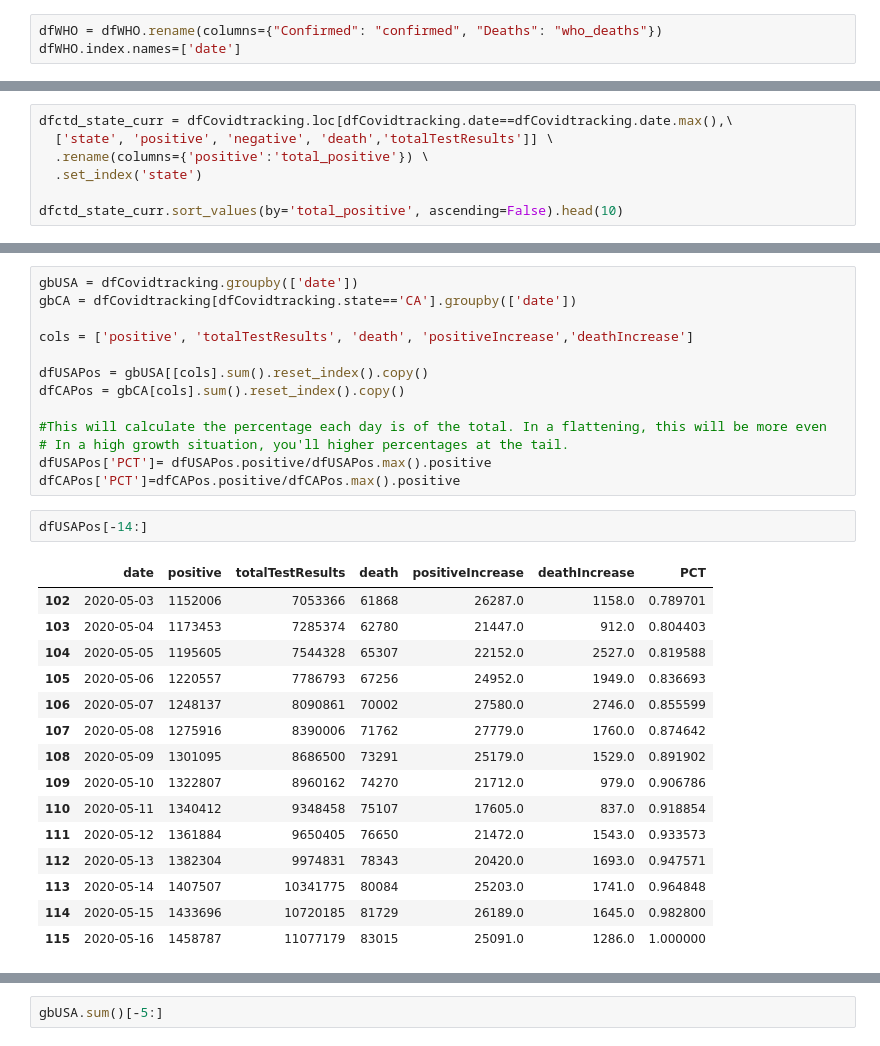
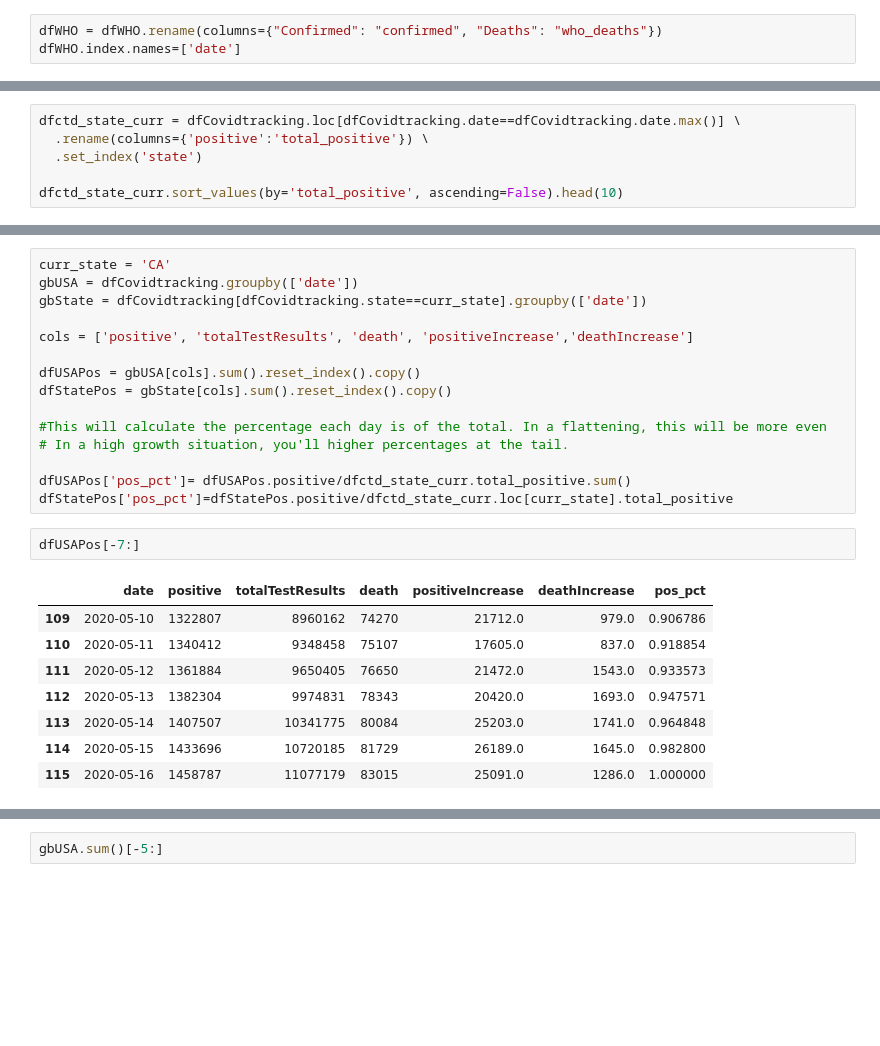
Before and after one commit to DMXMax/covid19, a Jupyter notebook: coviddata.ipynb, the cells around one changed output, grey strips where cells are left out. Drawn from its saved outputs; the diff is of its cells as text; blank space fills up the shorter version.

```diff
--- a/coviddata.ipynb
+++ b/coviddata.ipynb
@@ -36,6 +50,5 @@ dfWHO.index.names=['date']
 # %%
-dfctd_state_curr = dfCovidtracking.loc[dfCovidtracking.date==dfCovidtracking.date.max(),\
-  ['state', 'positive', 'negative', 'death','totalTestResults']] \
+dfctd_state_curr = dfCovidtracking.loc[dfCovidtracking.date==dfCovidtracking.date.max()] \
   .rename(columns={'positive':'total_positive'}) \
   .set_index('state')
 
@@ -56,27 +69,22 @@ dfctd_state_curr.sort_values(by='total_positive', ascending=False).head(10)
 # %%
+curr_state = 'CA'
 gbUSA = dfCovidtracking.groupby(['date'])
-gbCA = dfCovidtracking[dfCovidtracking.state=='CA'].groupby(['date'])
+gbState = dfCovidtracking[dfCovidtracking.state==curr_state].groupby(['date'])
 
 cols = ['positive', 'totalTestResults', 'death', 'positiveIncrease','deathIncrease']
 
-dfUSAPos = gbUSA[[cols].sum().reset_index().copy()
-dfCAPos = gbCA[cols].sum().reset_index().copy()
+dfUSAPos = gbUSA[cols].sum().reset_index().copy()
+dfStatePos = gbState[cols].sum().reset_index().copy()
 
 #This will calculate the percentage each day is of the total. In a flattening, this will be more even
 # In a high growth situation, you'll higher percentages at the tail.
-dfUSAPos['PCT']= dfUSAPos.positive/dfUSAPos.max().positive
-dfCAPos['PCT']=dfCAPos.positive/dfCAPos.max().positive
+
+dfUSAPos['pos_pct']= dfUSAPos.positive/dfctd_state_curr.total_positive.sum()
+dfStatePos['pos_pct']=dfStatePos.positive/dfctd_state_curr.loc[curr_state].total_positive
 # %%
-dfUSAPos[-14:]
+dfUSAPos[-7:]
 # %% [output]
-|  | date | positive | totalTestResults | death | positiveIncrease | deathIncrease | PCT |
-| 102 | 2020-05-03 | 1152006 | 7053366 | 61868 | 26287.0 | 1158.0 | 0.789701 |
-| 103 | 2020-05-04 | 1173453 | 7285374 | 62780 | 21447.0 | 912.0 | 0.804403 |
-| 104 | 2020-05-05 | 1195605 | 7544328 | 65307 | 22152.0 | 2527.0 | 0.819588 |
-| 105 | 2020-05-06 | 1220557 | 7786793 | 67256 | 24952.0 | 1949.0 | 0.836693 |
-| 106 | 2020-05-07 | 1248137 | 8090861 | 70002 | 27580.0 | 2746.0 | 0.855599 |
-| 107 | 2020-05-08 | 1275916 | 8390006 | 71762 | 27779.0 | 1760.0 | 0.874642 |
-| 108 | 2020-05-09 | 1301095 | 8686500 | 73291 | 25179.0 | 1529.0 | 0.891902 |
+|  | date | positive | totalTestResults | death | positiveIncrease | deathIncrease | pos_pct |
 | 109 | 2020-05-10 | 1322807 | 8960162 | 74270 | 21712.0 | 979.0 | 0.906786 |
 | 110 | 2020-05-11 | 1340412 | 9348458 | 75107 | 17605.0 | 837.0 | 0.918854 |
 | 111 | 2020-05-12 | 1361884 | 9650405 | 76650 | 21472.0 | 1543.0 | 0.933573 |
```
Also changed, not shown: parts of 22 cells of this notebook.
